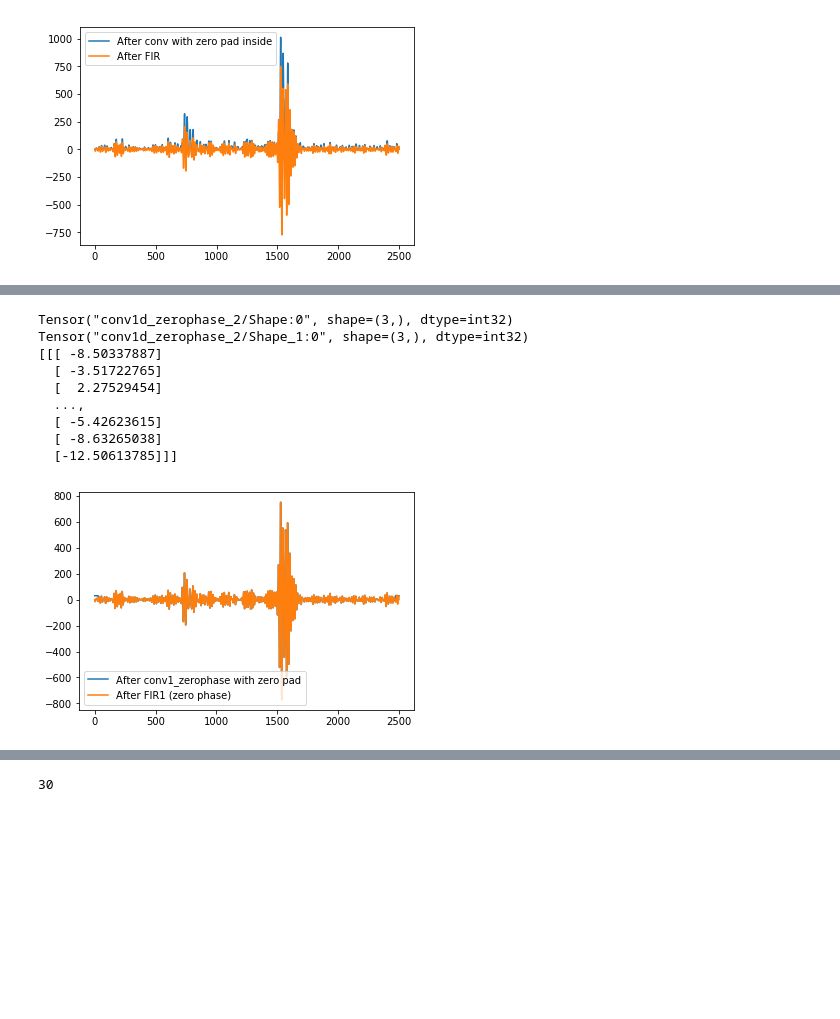
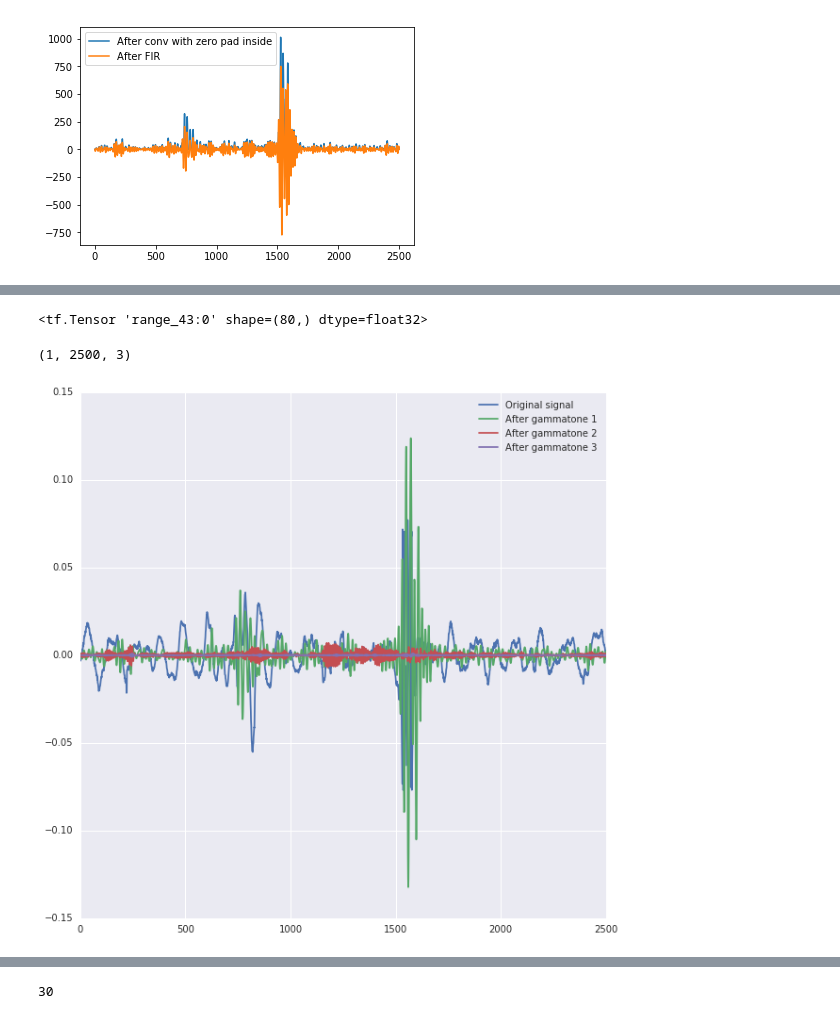
Before and after one commit to AhmedImtiazPrio/heartnet, a Jupyter notebook: codes/FIR_conv_test.ipynb, the cells around one changed output, grey strips where cells are left out. Drawn from its saved outputs; the diff is of its cells as text; code cells hidden in the pictures; blank space fills up the shorter version.

Commit message:
health2 branch changes transferred to master

```diff
--- a/codes/FIR_conv_test.ipynb
+++ b/codes/FIR_conv_test.ipynb
@@ -6,11 +6,13 @@ import numpy as np
 import tables
 from scipy.io import wavfile
 import matplotlib.pyplot as plt
+import seaborn as sns
+sns.set()
 # %% [output]
 Using TensorFlow backend.
 # %%
-coeff_path='/media/taufiq/Data/heart_sound/feature/filterbankcoeff60.mat'
-signal_path='/media/taufiq/Data/heart_sound/Heart_Sound/Physionet/training/training-a/a0001.wav'
+coeff_path='/media/taufiq/Data1/heart_sound/heartnetTransfer/filterbankcoeff60.mat'
+signal_path='/media/taufiq/Data1/Heart_Sound/Physionet/training/training-a/a0001.wav'
 coeff=tables.open_file(coeff_path)
 b1=coeff.root.b2[:]
 b1=np.hstack(b1)
@@ -84 +103,10 @@ from keras.layers import activations, initializers, regularizers, constraints
+# %%
+# conv_utils.normalize_tuple(80, 1, 'kernel_size') + (1,2)
+# for input_channel in range(1,(80,2,3)[1]):
+#     print(input_channel)
+t = tf.range(start=0,limit=80/float(1000),
+                          delta=1/float(1000),dtype=K.floatx())
+t
+# %% [output]
+<tf.Tensor 'range_43:0' shape=(80,) dtype=float32>
 # %%
@@ -214,33 +274,30 @@ class Conv1D_zerophase(Layer):
         return dict(list(base_config.items()) + list(config.items()))
 # %%
-def FIRnet_zerophase(input_size):
+def FIRnet_gammatone(input_size):
     input1=Input(shape=(input_size,1))
-    x = Conv1D_zerophase(1,61,use_bias=False, weights=[b1])(input1)
+    x = Conv1D_gammatone(kernel_size=81,filters=3,fsHz=1000,use_bias=False)(input1)
+#     x = Conv1D_gammatone(kernel_size=80,filters=3,fsHz=1000,use_bias=False)(x)
     model =Model(input1,x)
     model.compile(optimizer='rmsprop',
                   loss='binary_crossentropy',
                   metrics=['accuracy'])
     return model
 # %%
-model = FIRnet_zerophase(2500)
-t = np.reshape(data[:2500],[1,2500,1])
+model = FIRnet_gammatone(2500)
+t = np.reshape(data[:2500]/float(np.max(data[:2500])),[1,2500,1])
 new_data_ = model.predict(t)
-print new_data_
+print new_data_.shape
 # %% [output]
-Tensor("conv1d_zerophase_2/Shape:0", shape=(3,), dtype=int32)
-Tensor("conv1d_zerophase_2/Shape_1:0", shape=(3,), dtype=int32)
-[[[ -8.50337887]
-  [ -3.51722765]
-  [  2.27529454]
-  ...,
-  [ -5.42623615]
-  [ -8.63265038]
-  [-12.50613785]]]
+(1, 2500, 3)
 # %%
 # plt.plot(new_data[0,:,0],label='After conv')
-plt.plot(np.pad(new_data_[0,:,0],(30,30),'constant',constant_values=(30, 30)),label='After conv1_zerophase with zero pad')
-plt.plot(filtered,label='After FIR1 (zero phase)')
+plt.figure(figsize=(10,10))
+plt.plot(10*data[:2500]/float(np.var(data[:2500])),label='Original signal')
+plt.plot(new_data_[0,:,0],label='After gammatone 1')
+plt.plot(new_data_[0,:,1],label='After gammatone 2')
+plt.plot(new_data_[0,:,2],label='After gammatone 3')
+# plt.plot(filtered,label='After FIR1 (zero phase)')
 plt.legend()
 plt.show()
 # %% [output]
-[figure, old version]
+[figure, new version]
```
Also changed, not shown: parts of 7 cells of this notebook, 50 other files.
